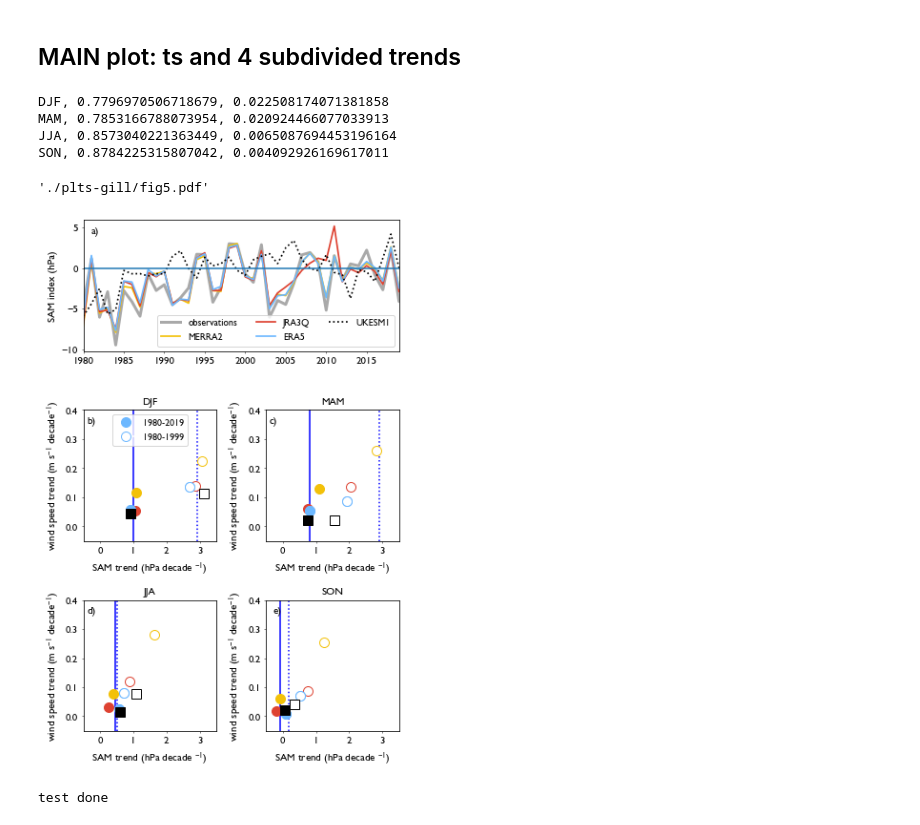
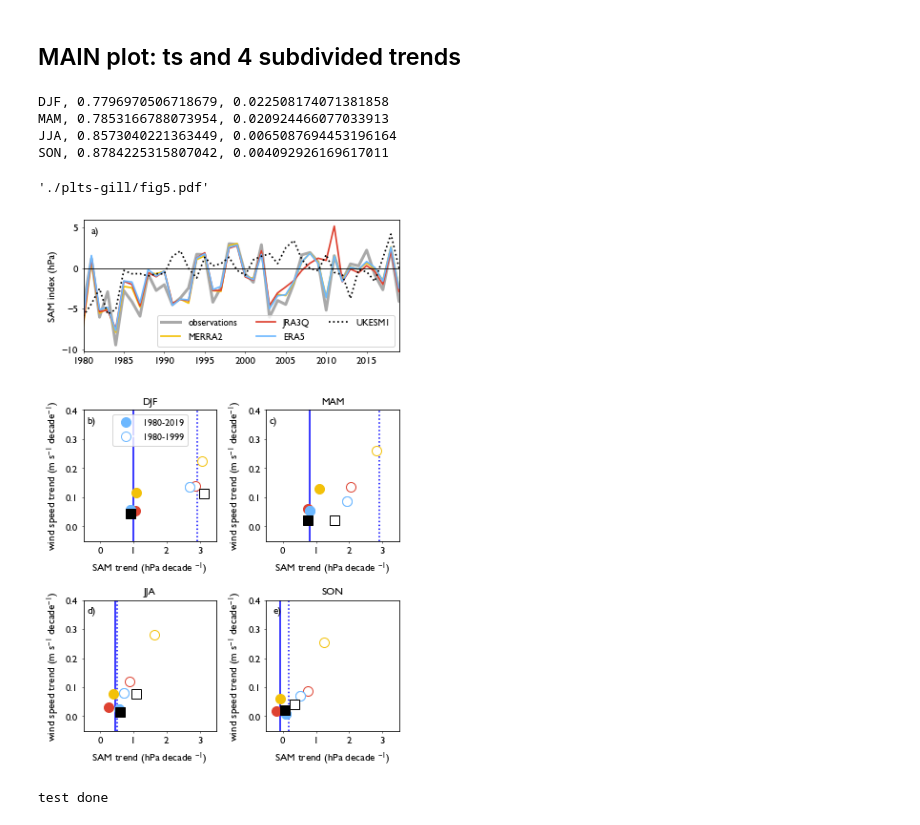
Before and after one commit to tjarnikova/windEval, a Jupyter notebook: plottingCode/F5_SAM.ipynb, the cells around one changed output. Cells and saved outputs as stored; diff of their text form; code cells hidden in the pictures.

```diff
--- a/plottingCode/F5_SAM.ipynb
+++ b/plottingCode/F5_SAM.ipynb
@@ -397,35 +397,35 @@ for prod in prods2:
     ax1.plot(dt.year, wmn.SAM, color=cd.prod[lab]['col'], linewidth=lw,
              label=cd.prod[lab]['fnam'], linestyle=ls)
 
     for label in ax1.get_xticklabels() + ax1.get_yticklabels():
         label.set_fontproperties(gill_font)
 
 
 ax1.legend(ncol=3, loc='best', prop=gill_font_esmall)
 ax1.tick_params(axis='both', length=2, width=0.5, direction='out')
 ax1.set_xlim([1980, 2019])
-ax1.axhline(y=0)
+ax1.axhline(y=0, color = 'k', linewidth = 0.8)
 ax1.set_ylabel('SAM index (hPa)', fontproperties=gill_font)
 
 fs = 11
 ax1.text(0.025, 0.95, 'a)', transform=ax1.transAxes, fontsize=fs, va='top', ha='left', fontproperties=gill_font)
 ax2.text(0.025, 0.95, 'b)', transform=ax2.transAxes, fontsize=fs, va='top', ha='left', fontproperties=gill_font)
 ax3.text(0.025, 0.95, 'c)', transform=ax3.transAxes, fontsize=fs, va='top', ha='left', fontproperties=gill_font)
 ax4.text(0.025, 0.95, 'd)', transform=ax4.transAxes, fontsize=fs, va='top', ha='left', fontproperties=gill_font)
 ax5.text(0.05,  0.95, 'e)', transform=ax5.transAxes, fontsize=fs, va='top', ha='left', fontproperties=gill_font)
 
 plt.tight_layout()
 fig.savefig('./plts-gill/Fig-SAM.jpg', dpi=300, bbox_inches='tight')
 
 import jpgtopdf as jp
 jp.convert_jpg_to_pdf('./plts-gill/Fig-SAM.jpg', './plts-gill/fig5.pdf')
 # %% [output]
 DJF, 0.7796970506718679, 0.022508174071381858
 MAM, 0.7853166788073954, 0.020924466077033913
 JJA, 0.8573040221363449, 0.0065087694453196164
 SON, 0.8784225315807042, 0.004092926169617011
 './plts-gill/fig5.pdf'
-[figure, old version]
+[figure, new version]
 # %%
 print('test done')
 # %% [output]
```
Also changed, not shown: parts of 1 cell of this notebook, 2 other files.
